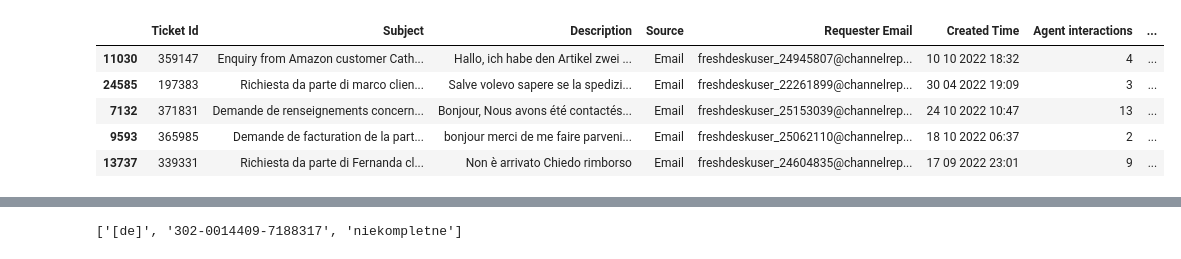
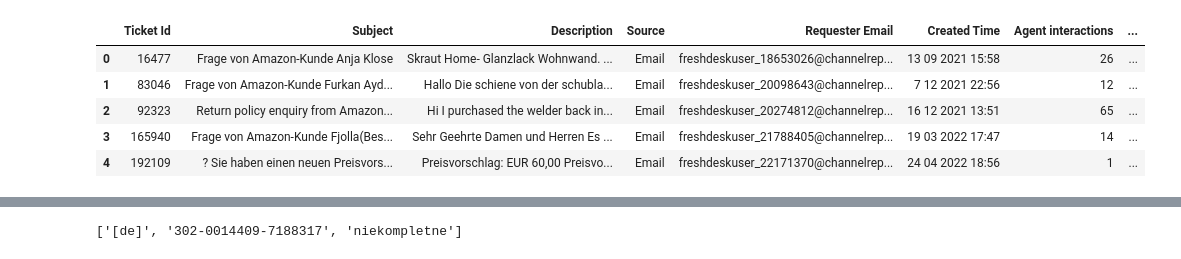
Before and after one commit to arioslock/projects_in_progress, a Jupyter notebook: projekt_koncowy.ipynb, the cells around one changed output, grey strips where cells are left out. Drawn from its saved outputs; the diff is of its cells as text; code cells hidden in the pictures.

```diff
--- a/projekt_koncowy.ipynb
+++ b/projekt_koncowy.ipynb
@@ -9,12 +9,12 @@ pd.set_option('display.max_colwidth', 1000)
 all_amz_go = pd.read_csv('F:\\mailae_g\\ALL_MAG_2021+2022.csv', sep=';' )
 all_cus_go = pd.read_csv('F:\\mailae_g\\ALL_PL_2022.csv', sep=';')
 # %%
-all_amz_go.sample(5)
+all_amz_go.head(5)
 # %% [output]
 |  | Ticket Id | Subject | Description | Source | Requester Email | Created Time | Agent interactions | ... |
-| 11030 | 359147 | Enquiry from Amazon customer Cath... | Hallo, ich habe den Artikel zwei ... | Email | freshdeskuser_24945807@channelrep... | 10 10 2022 18:32 | 4 | ... |
-| 24585 | 197383 | Richiesta da parte di marco clien... | Salve volevo sapere se la spedizi... | Email | freshdeskuser_22261899@channelrep... | 30 04 2022 19:09 | 3 | ... |
-| 7132 | 371831 | Demande de renseignements concern... | Bonjour, Nous avons été contactés... | Email | freshdeskuser_25153039@channelrep... | 24 10 2022 10:47 | 13 | ... |
-| 9593 | 365985 | Demande de facturation de la part... | bonjour merci de me faire parveni... | Email | freshdeskuser_25062110@channelrep... | 18 10 2022 06:37 | 2 | ... |
-| 13737 | 339331 | Richiesta da parte di Fernanda cl... | Non è arrivato Chiedo rimborso | Email | freshdeskuser_24604835@channelrep... | 17 09 2022 23:01 | 9 | ... |
+| 0 | 16477 | Frage von Amazon-Kunde Anja Klose | Skraut Home- Glanzlack Wohnwand. ... | Email | freshdeskuser_18653026@channelrep... | 13 09 2021 15:58 | 26 | ... |
+| 1 | 83046 | Frage von Amazon-Kunde Furkan Ayd... | Hallo Die schiene von der schubla... | Email | freshdeskuser_20098643@channelrep... | 7 12 2021 22:56 | 12 | ... |
+| 2 | 92323 | Return policy enquiry from Amazon... | Hi I purchased the welder back in... | Email | freshdeskuser_20274812@channelrep... | 16 12 2021 13:51 | 65 | ... |
+| 3 | 165940 | Frage von Amazon-Kunde Fjolla(Bes... | Sehr Geehrte Damen und Herren Es ... | Email | freshdeskuser_21788405@channelrep... | 19 03 2022 17:47 | 14 | ... |
+| 4 | 192109 | ? Sie haben einen neuen Preisvors... | Preisvorschlag: EUR 60,00 Preisvo... | Email | freshdeskuser_22171370@channelrep... | 24 04 2022 18:56 | 1 | ... |
 # %%
```
Also changed, not shown: parts of 16 cells of this notebook.
